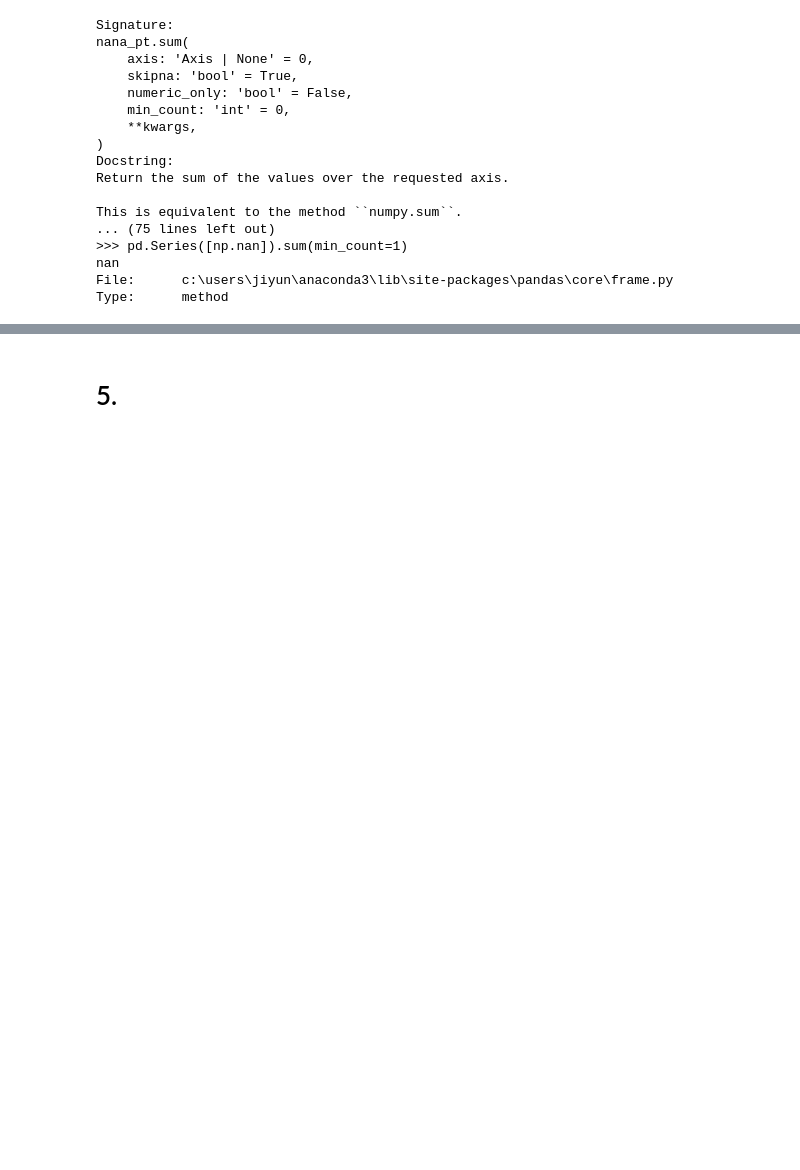
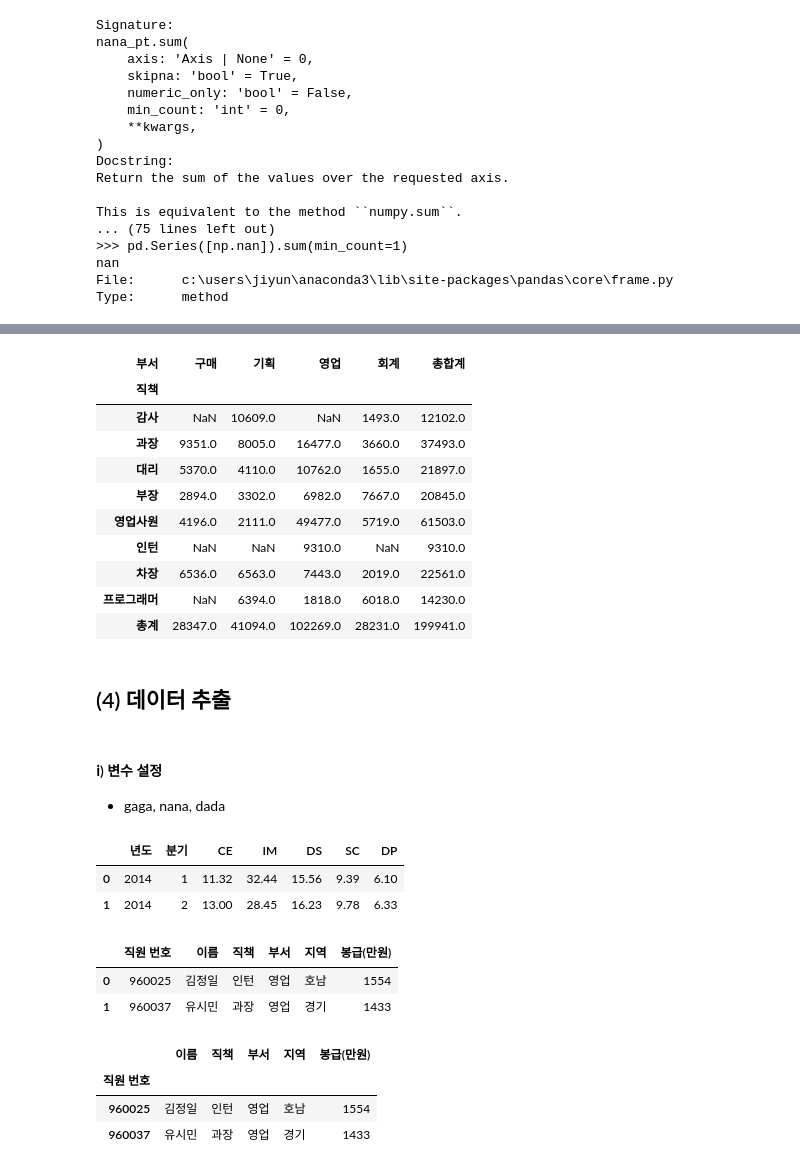
Before and after one commit to dust-yoon/practice-in-python-jupyter, a Jupyter notebook: 0_note.ipynb, the cells around one changed output, grey strips where cells are left out. Drawn from its saved outputs; the diff is of its cells as text; code cells hidden in the pictures; blank space fills up the shorter version.

```diff
--- a/0_note.ipynb
+++ b/0_note.ipynb
@@ -1080,0 +1120,3 @@ Type:      method
+# %%
+nana_pt.loc['총계'] = nana_pt.sum(axis=0)
+nana_pt
@@ -1081,2 +1135,20 @@ Type:      method
+# %%
+nana_pt['총합계'] = nana_pt.sum(axis=1)
+nana_pt
+# %% [output]
+| 부서 | 구매 | 기획 | 영업 | 회계 | 총합계 |
+| 직책 |  |  |  |  |  |
+| 감사 | NaN | 10609.0 | NaN | 1493.0 | 12102.0 |
+| 과장 | 9351.0 | 8005.0 | 16477.0 | 3660.0 | 37493.0 |
+| 대리 | 5370.0 | 4110.0 | 10762.0 | 1655.0 | 21897.0 |
+| 부장 | 2894.0 | 3302.0 | 6982.0 | 7667.0 | 20845.0 |
+| 영업사원 | 4196.0 | 2111.0 | 49477.0 | 5719.0 | 61503.0 |
+| 인턴 | NaN | NaN | 9310.0 | NaN | 9310.0 |
+| 차장 | 6536.0 | 6563.0 | 7443.0 | 2019.0 | 22561.0 |
+| 프로그래머 | NaN | 6394.0 | 1818.0 | 6018.0 | 14230.0 |
+| 총계 | 28347.0 | 41094.0 | 102269.0 | 28231.0 | 199941.0 |
 # %% [markdown]
-# 5.
+## (4) 데이터 추출
+# %% [markdown]
+#### ⅰ) 변수 설정
+* gaga, nana, dada
@@ -1082,0 +1157,22 @@ Type:      method
+# %%
+gaga = pd.read_csv("se_sales.txt", sep='\t', skiprows=7)
+gaga.head(2)
+# %% [output]
+|  | 년도 | 분기 | CE | IM | DS | SC | DP |
+| 0 | 2014 | 1 | 11.32 | 32.44 | 15.56 | 9.39 | 6.10 |
+| 1 | 2014 | 2 | 13.00 | 28.45 | 16.23 | 9.78 | 6.33 |
+# %%
+nana = pd.read_excel("직원명단B.xlsx")
+nana.head(2)
+# %% [output]
+|  | 직원 번호 | 이름 | 직책 | 부서 | 지역 | 봉급(만원) |
+| 0 | 960025 | 김정일 | 인턴 | 영업 | 호남 | 1554 |
+| 1 | 960037 | 유시민 | 과장 | 영업 | 경기 | 1433 |
+# %%
+dada = pd.read_excel("직원명단B.xlsx", index_col='직원 번호')
+dada.head(2)
+# %% [output]
+|  | 이름 | 직책 | 부서 | 지역 | 봉급(만원) |
+| 직원 번호 |  |  |  |  |  |
+| 960025 | 김정일 | 인턴 | 영업 | 호남 | 1554 |
+| 960037 | 유시민 | 과장 | 영업 | 경기 | 1433 |
```
Also changed, not shown: parts of 60 cells of this notebook.
